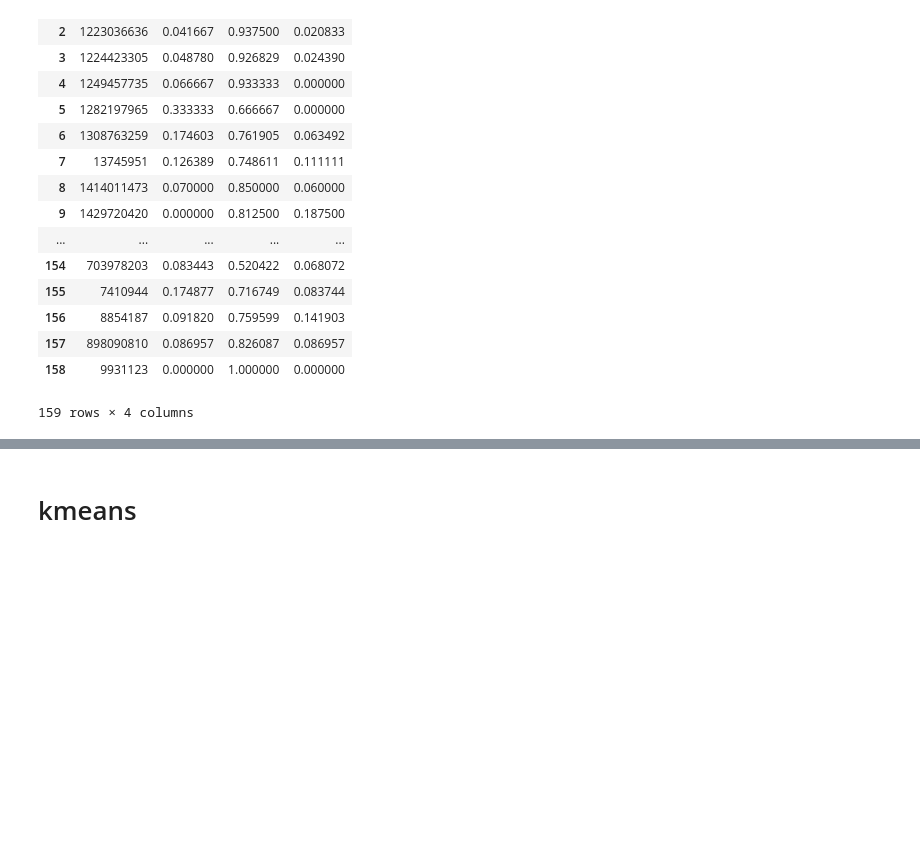
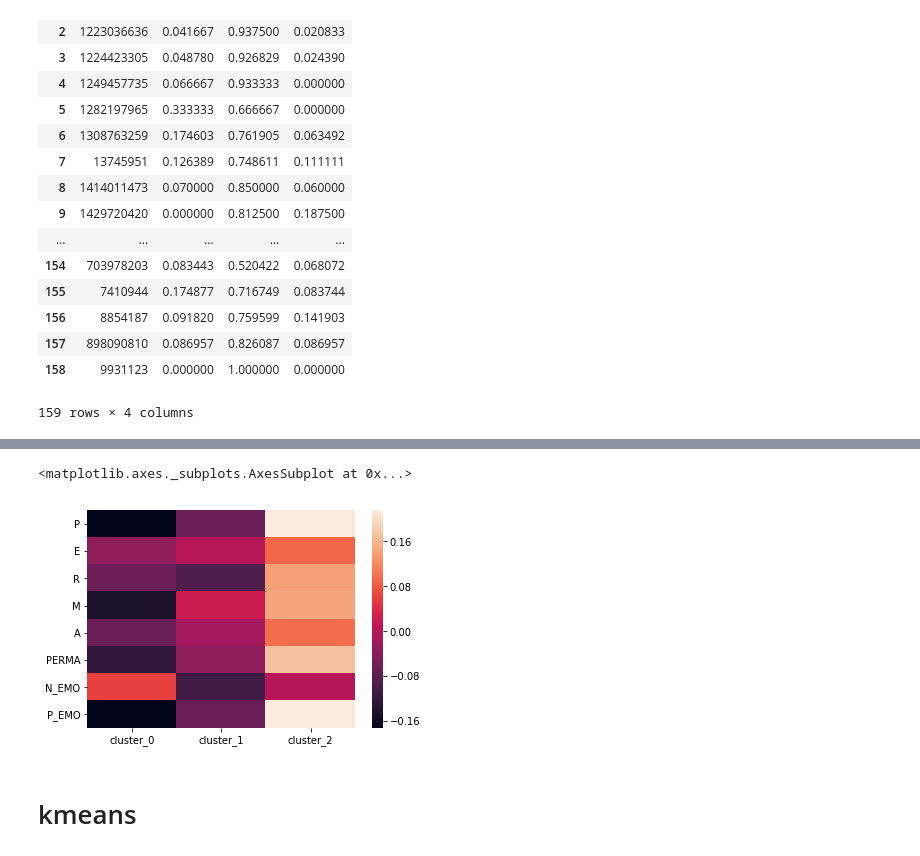
Before and after one commit to JeroenSchmidt/UvA-DSF-group, a Jupyter notebook: uc2/exploration_notebooks/jeroen/ANP PCA .ipynb, the cells around one changed output, grey strips where cells are left out. Cells and saved outputs as stored; diff of their text form; code cells hidden in the pictures; blank space fills up the shorter version.

```diff
--- a/uc2/exploration_notebooks/jeroen/ANP PCA .ipynb
+++ b/uc2/exploration_notebooks/jeroen/ANP PCA .ipynb
@@ -196,0 +200,5 @@ pd.concat([xx.user_id,xx.iloc[:,2:-1].divide(xx.user_posted_photos,axis=0)],axis
+# %%
+__data_dir = "../../data/Visual_well_being/"
+surv = pd.read_pickle(__data_dir + "survey.pickle")
+# %%
+s = surv[["insta_user_id","P","E","R","M","A","PERMA","N_EMO","P_EMO"]]
@@ -197,3 +218,14 @@ pd.concat([xx.user_id,xx.iloc[:,2:-1].divide(xx.user_posted_photos,axis=0)],axis
+# %%
+cluster_prop["user_id"] = pd.to_numeric(cluster_prop.user_id)
+# %%
+heat = s.merge(cluster_prop,left_on="insta_user_id",right_on="user_id",how="inner")
+# %%
+import seaborn as sns
+sns.heatmap(heat.corr()[["cluster_0","cluster_1","cluster_2"]]\
+            .drop(["cluster_0","cluster_1","cluster_2","user_id","insta_user_id"]))
+# %% [output]
+<matplotlib.axes._subplots.AxesSubplot at 0x...>
+[figure, added]
 # %% [markdown]
 # kmeans
 # %%
```
Also changed, not shown: parts of 2 cells of this notebook, 1 other file.
